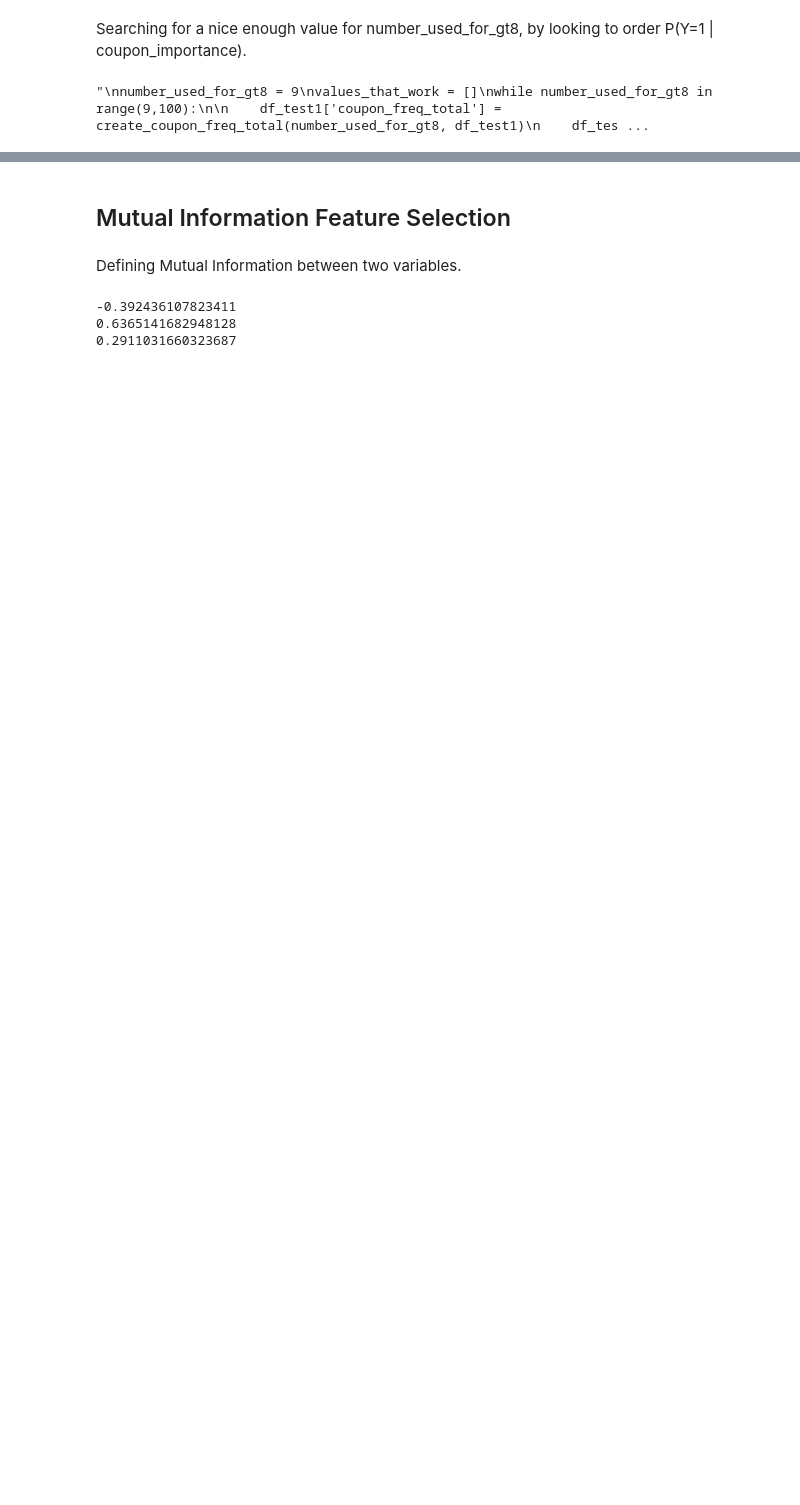
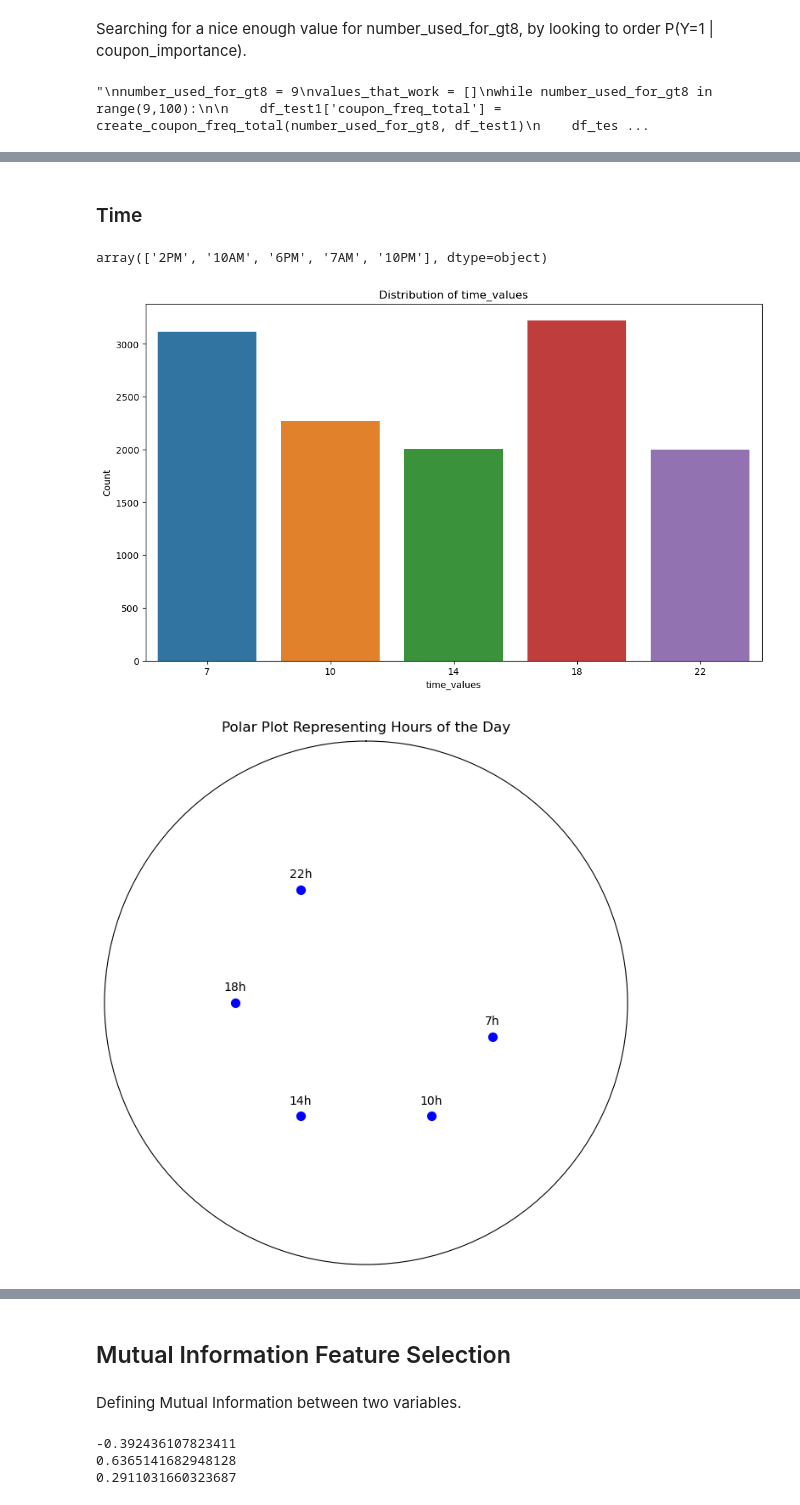
Before and after one commit to leobt23/Data_Mining, a Jupyter notebook: 1_eda/caria.ipynb, the cells around one changed output, grey strips where cells are left out. Saved outputs shown, nothing was run; the diff lists cells and outputs as text; code cells hidden in the pictures; blank space fills up the shorter version.

Commit message:
time variable (incomplete)

```diff
--- a/1_eda/caria.ipynb
+++ b/1_eda/caria.ipynb
@@ -399,0 +411,71 @@ Is the probability of Y=1 in ascending order? True
+# %% [markdown]
+### Time
+# %%
+df_test1['time'].unique()
+# %% [output]
+array(['2PM', '10AM', '6PM', '7AM', '10PM'], dtype=object)
+# %%
+# time as it is, is currently categorical, although it clearly is an ordinal variable
+
+# as such, we tried two different approaches to encode it:
+
+# 1: direct value mapping
+# i.e. 7AM -> 7, 10AM -> 10, 2PM -> 14, 6PM -> 18, 10PM -> 22
+df_test1['time_values'] = df_test1['time'].apply(lambda x: 7 if x == '7AM' else (10 if x == '10AM' else (14 if x == '2PM' else (18 if x == '6PM' else 22))))
+
+# 2: sin and cos encoding, encoding the cyclic nature of time, through a bundle of two variables
+# i.e. time_sin = sin(2 * pi * time / 24)
+#  and time_cos = cos(2 * pi * time / 24)
+df_test1['time_sin'] = df_test1['time_values'].apply(lambda x: np.sin(2 * np.pi * x / 24))
+df_test1['time_cos'] = df_test1['time_values'].apply(lambda x: np.cos(2 * np.pi * x / 24))
+
+# checking the new variables
+# time_values bar plot
+plt.figure(figsize=(12, 7))
+sns.countplot(x='time_values', data=df_test1)
+plt.xlabel('time_values')
+plt.ylabel('Count')
+plt.title('Distribution of time_values')
+plt.show()
+
+
+
+########################################################################################
+# time_sin and time_cos polar plot
+
+# Extract unique hours and their corresponding sin and cos values
+unique_hours = df_test1['time_values'].unique()
+unique_sin_values = df_test1.drop_duplicates(subset='time_values')['time_sin'].values
+unique_cos_values = df_test1.drop_duplicates(subset='time_values')['time_cos'].values
+
+# Convert sin and cos values back to radians to plot
+angles = np.arctan2(unique_sin_values, unique_cos_values)
+
+# Create a polar plot
+fig, ax = plt.subplots(subplot_kw={'projection': 'polar'}, figsize=(8, 8))
+
+# Plot data on the polar plot
+ax.scatter(angles, np.ones_like(angles), color='blue', marker='o', s=50)
+
+# Label the points
+for i, (angle, hour) in enumerate(zip(angles, unique_hours)):
+    ax.annotate(f'{hour}h', (angle, 1), textcoords="offset points", xytext=(0,10), ha='center', fontsize=10)
+
+# Set the direction of azimuthal labels to be clockwise
+ax.set_theta_direction(-1)
+
+# Set 0 degrees of the polar plot to be on top
+ax.set_theta_zero_location('N')
+
+# Set the radius labels
+ax.set_rticks([])  # turn off radial ticks
+ax.set_rlabel_position(-22.5)  # Move radial labels away from plotted line
+
+# Set the circumference labels to be empty as you're labeling the data points directly
+ax.set_xticks([])
+
+ax.set_title("Polar Plot Representing Hours of the Day", va='bottom')
+plt.show()
+# %% [output]
+[figure, added]
+[figure, added]
```
Also changed, not shown: parts of 9 cells of this notebook.
